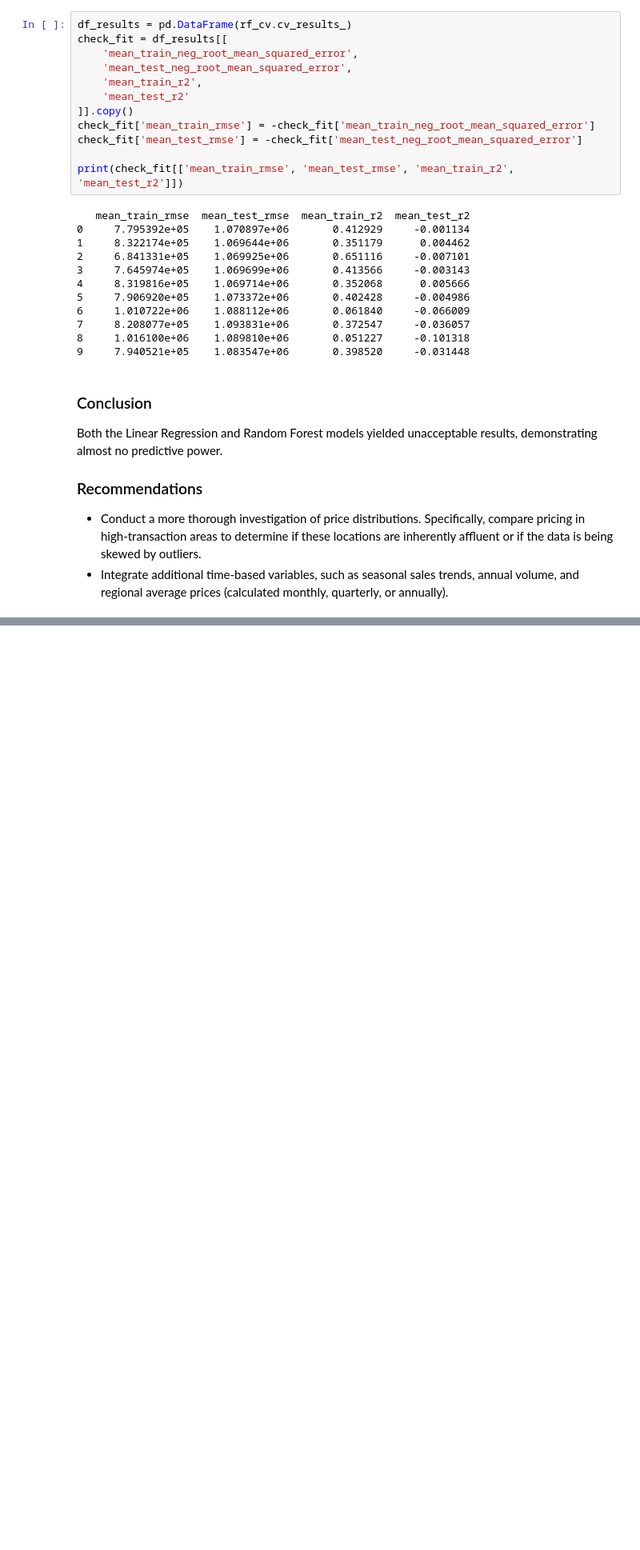
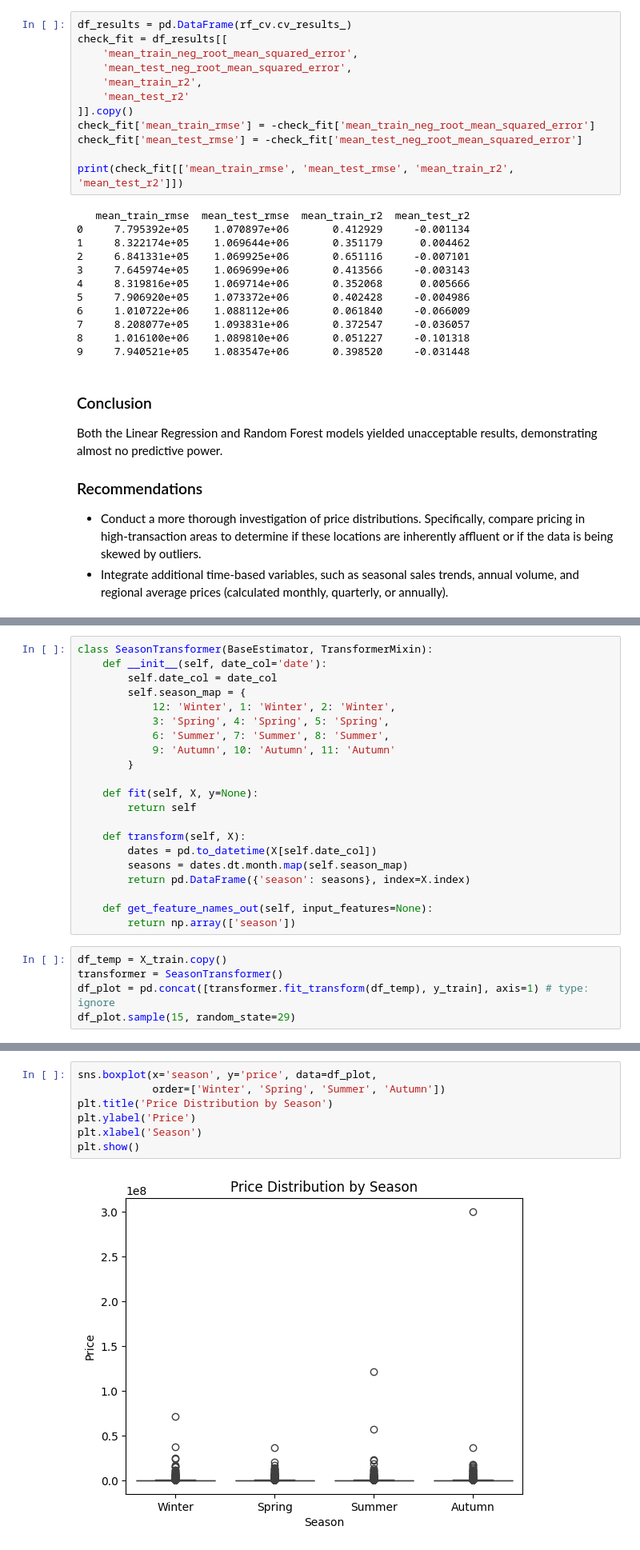
Before and after one commit to rbennum/house-price-prediction, a Jupyter notebook: notebooks/uk_house_price.ipynb, the cells around one changed output, grey strips where cells are left out. Shown at 80% size. Drawn from its saved outputs; the diff is of its cells as text; blank space fills up the shorter version.

```diff
--- a/notebooks/uk_house_price.ipynb
+++ b/notebooks/uk_house_price.ipynb
@@ -854,0 +1086,26 @@ Both the Linear Regression and Random Forest models yielded unacceptable results
+# %%
+class SeasonTransformer(BaseEstimator, TransformerMixin):
+    def __init__(self, date_col='date'):
+        self.date_col = date_col
+        self.season_map = {
+            12: 'Winter', 1: 'Winter', 2: 'Winter',
+            3: 'Spring', 4: 'Spring', 5: 'Spring',
+            6: 'Summer', 7: 'Summer', 8: 'Summer',
+            9: 'Autumn', 10: 'Autumn', 11: 'Autumn'
+        }
+
+    def fit(self, X, y=None):
+        return self
+
+    def transform(self, X):
+        dates = pd.to_datetime(X[self.date_col])
+        seasons = dates.dt.month.map(self.season_map)
+        return pd.DataFrame({'season': seasons}, index=X.index)
+
+    def get_feature_names_out(self, input_features=None):
+        return np.array(['season'])
+# %%
+df_temp = X_train.copy()
+transformer = SeasonTransformer()
+df_plot = pd.concat([transformer.fit_transform(df_temp), y_train], axis=1) # type: ignore
+df_plot.sample(15, random_state=29)
@@ -854,0 +1129,9 @@ Both the Linear Regression and Random Forest models yielded unacceptable results
+# %%
+sns.boxplot(x='season', y='price', data=df_plot,
+            order=['Winter', 'Spring', 'Summer', 'Autumn'])
+plt.title('Price Distribution by Season')
+plt.ylabel('Price')
+plt.xlabel('Season')
+plt.show()
+# %% [output]
+[figure, added]
```
Also changed, not shown: parts of 23 cells of this notebook.
